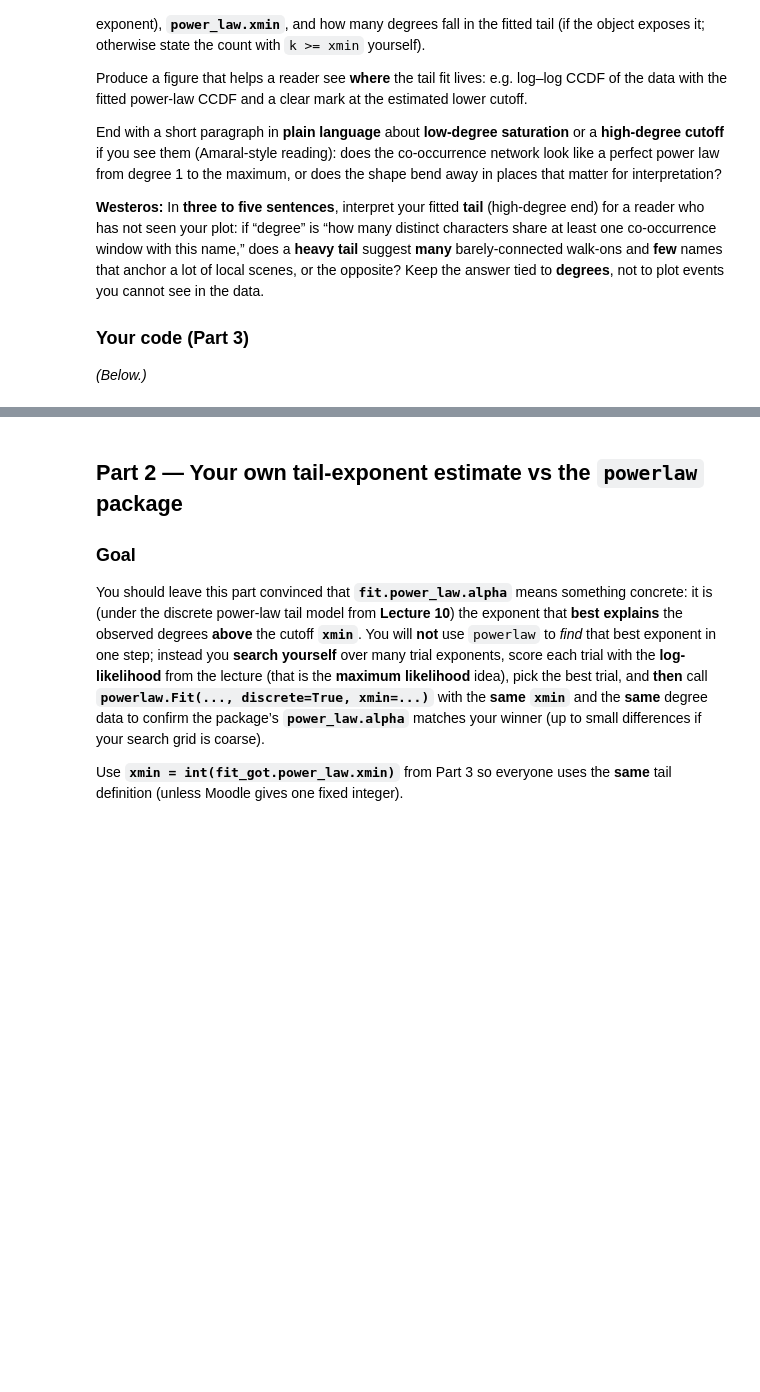
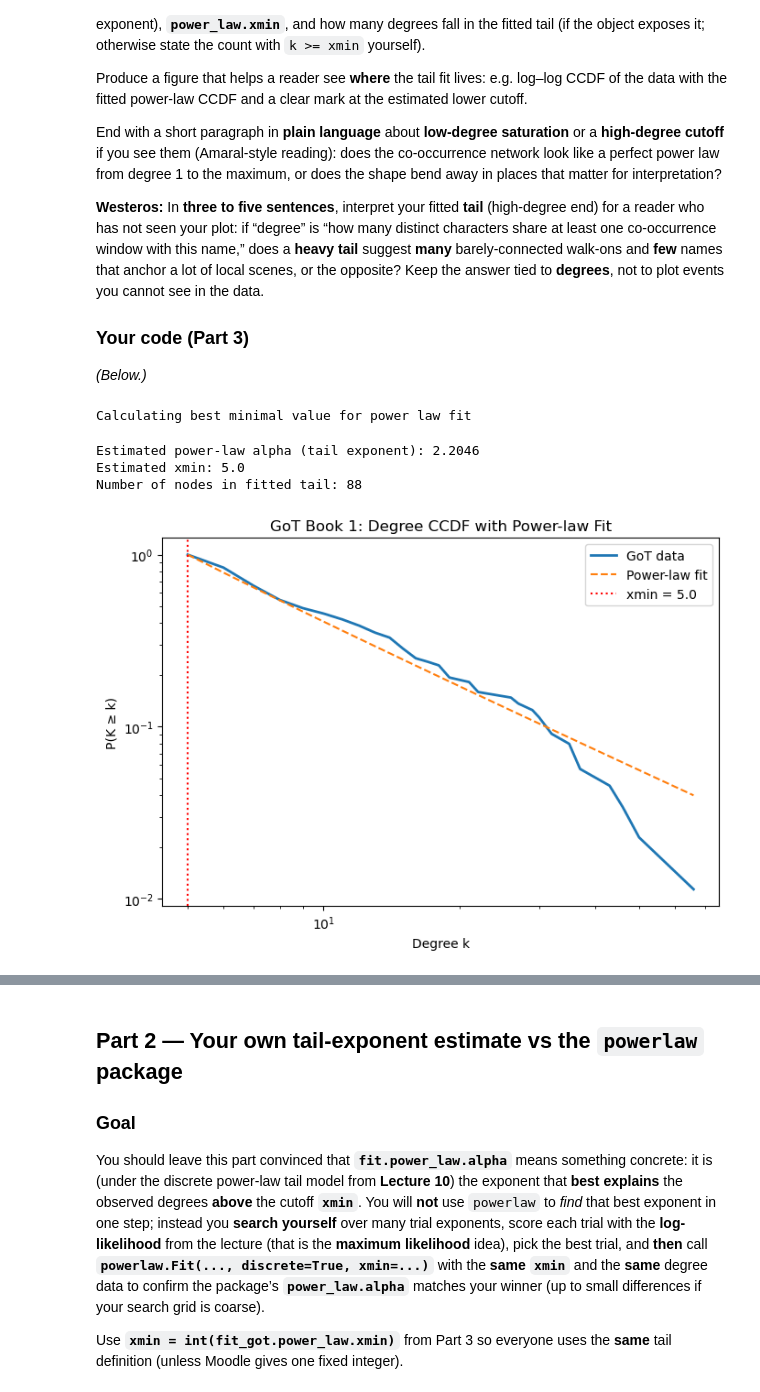
Before and after one commit to beatrizmarques2005/network-analysis, a Jupyter notebook: homeworks/homework2/Assignment02ipynb.ipynb, the cells around one changed output, grey strips where cells are left out. Cells and saved outputs as stored; diff of their text form; code cells hidden in the pictures; blank space fills up the shorter version.

```diff
--- a/homeworks/homework2/Assignment02ipynb.ipynb
+++ b/homeworks/homework2/Assignment02ipynb.ipynb
@@ -223,3 +297,37 @@ End with a short paragraph in **plain language** about **low-degree saturation**
 *(Below.)*
 # %%
 # Part 3 your code (run before Part 2)
+degrees = np.array([d for n, d in G_got.degree()])
+
+fit = pl.Fit(degrees, discrete=True)
+
+alpha = fit.power_law.alpha
+xmin = fit.power_law.xmin
+
+tail_data = degrees[degrees >= xmin]
+tail_size = len(tail_data)
+
+print(f"Estimated power-law alpha (tail exponent): {alpha:.4f}")
+print(f"Estimated xmin: {xmin}")
+print(f"Number of nodes in fitted tail: {tail_size}")
+
+plt.figure(figsize=(7,5))
+
+fit.plot_ccdf(label="GoT data", linewidth=2)
+
+fit.power_law.plot_ccdf(label="Power-law fit", linestyle="--")
+
+plt.axvline(x=xmin, color="red", linestyle=":", label=f"xmin = {xmin}")
+
+plt.xlabel("Degree k")
+plt.ylabel("P(K ≥ k)")
+plt.title("GoT Book 1: Degree CCDF with Power-law Fit")
+plt.legend()
+plt.tight_layout()
+plt.show()
+# %% [output]
+Calculating best minimal value for power law fit
+Estimated power-law alpha (tail exponent): 2.2046
+Estimated xmin: 5.0
+Number of nodes in fitted tail: 88
+[figure, added]
```
Also changed, not shown: parts of 11 cells of this notebook.
